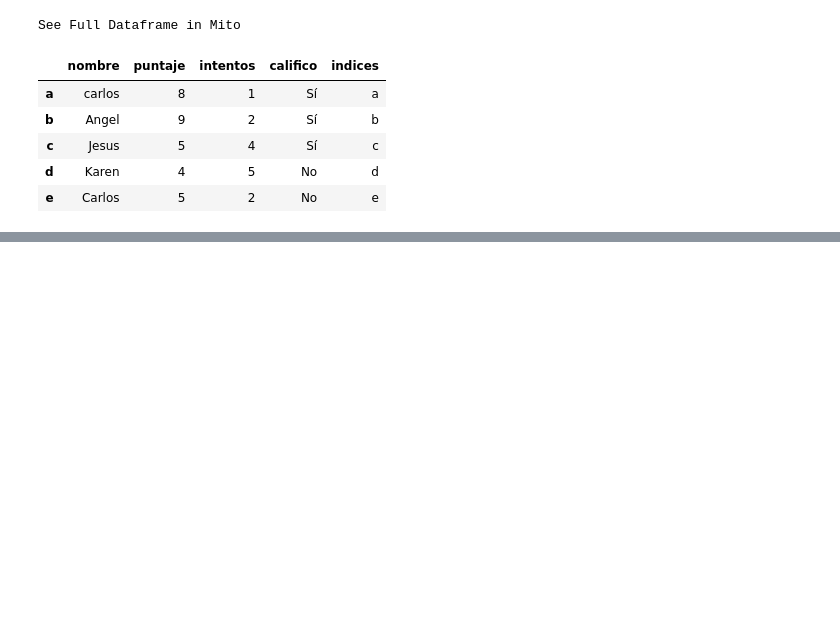
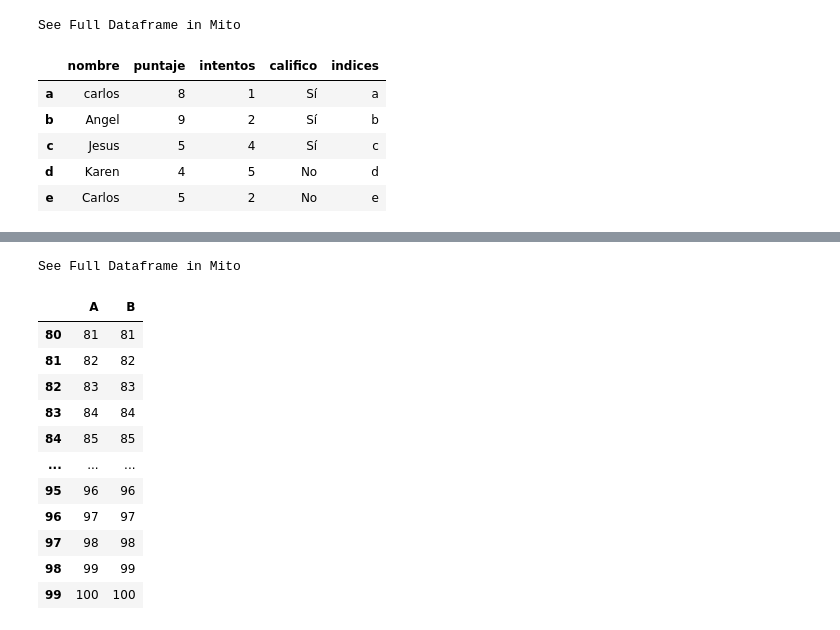
Before and after one commit to TherealVL/Ejercicios_Pandas, a Jupyter notebook: Ejercicios_Panda.ipynb, the cells around one changed output, grey strips where cells are left out. Cells and saved outputs as stored; diff of their text form; code cells hidden in the pictures; blank space fills up the shorter version.

```diff
--- a/Ejercicios_Panda.ipynb
+++ b/Ejercicios_Panda.ipynb
@@ -1137,0 +1171,16 @@ See Full Dataframe in Mito
+# %%
+df83.tail(20)
+# %% [output]
+See Full Dataframe in Mito
+|  | A | B |
+| 80 | 81 | 81 |
+| 81 | 82 | 82 |
+| 82 | 83 | 83 |
+| 83 | 84 | 84 |
+| 84 | 85 | 85 |
+| ... | ... | ... |
+| 95 | 96 | 96 |
+| 96 | 97 | 97 |
+| 97 | 98 | 98 |
+| 98 | 99 | 99 |
+| 99 | 100 | 100 |
```
Also changed, not shown: parts of 3 cells of this notebook.
